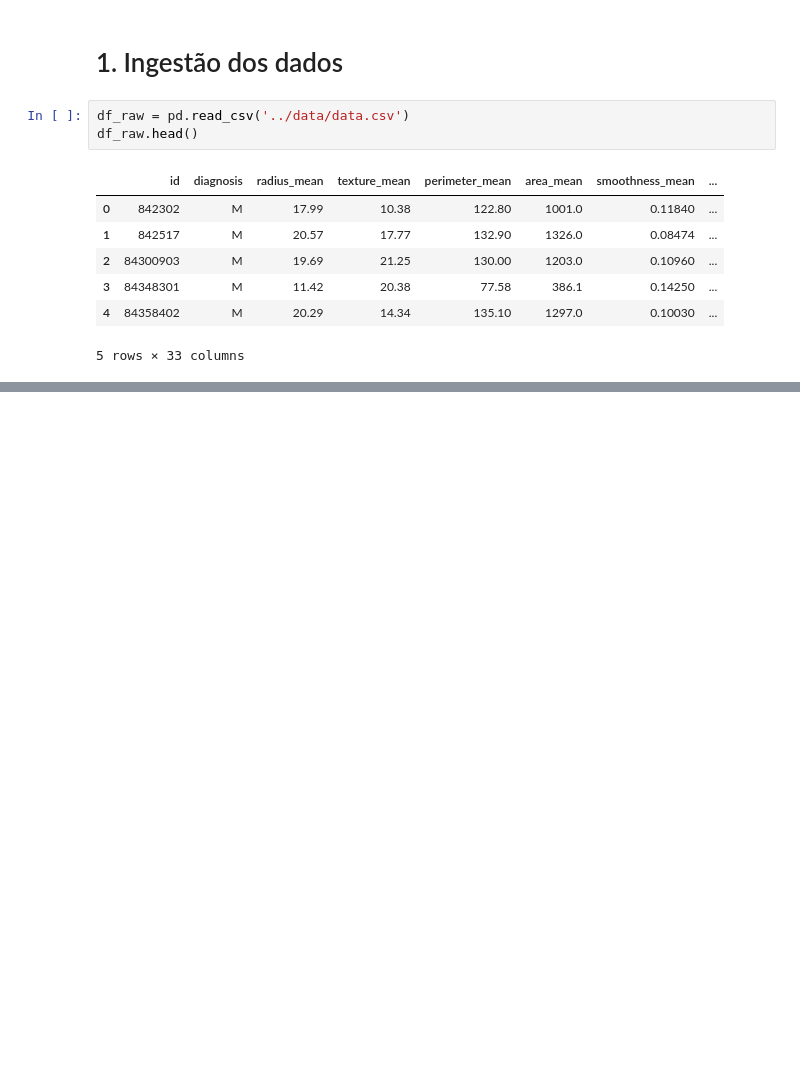
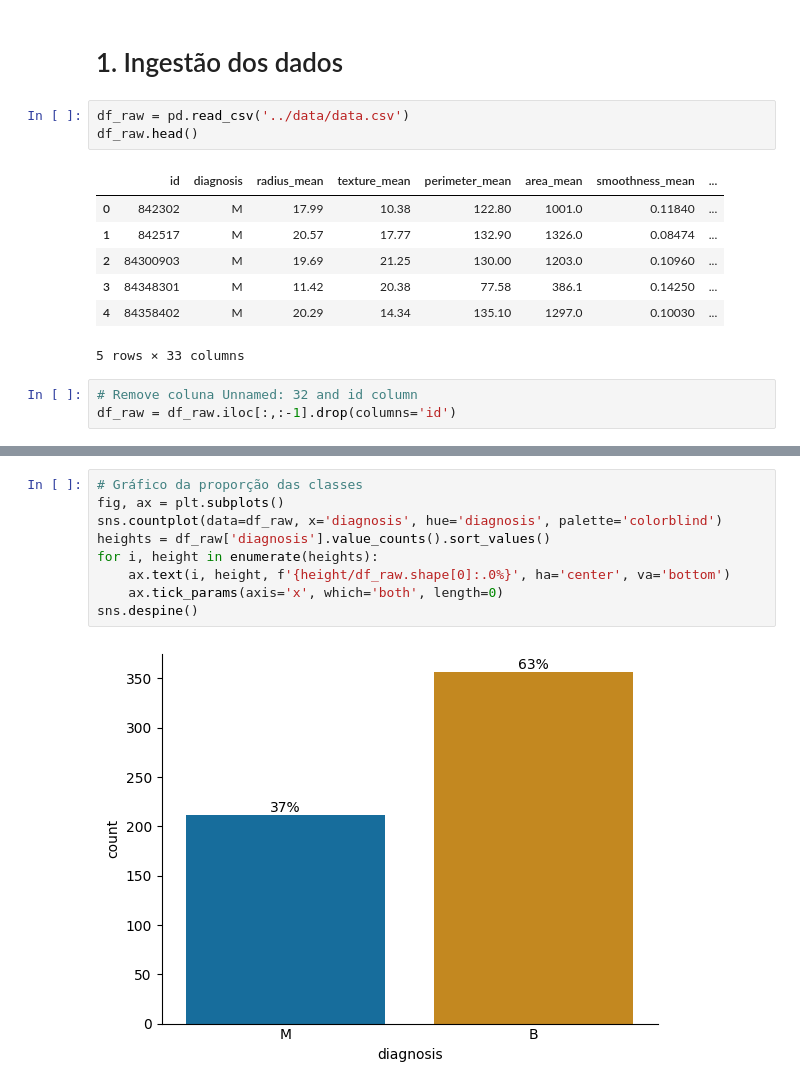
Before and after one commit to guipradow/perceptron_breast_cancer, a Jupyter notebook: notebook/breast_cancer.ipynb, the cells around one changed output, grey strips where cells are left out. Cells and saved outputs as stored; diff of their text form; blank space fills up the shorter version.

```diff
--- a/notebook/breast_cancer.ipynb
+++ b/notebook/breast_cancer.ipynb
@@ -37,3 +43,6 @@ df_raw.head()
 | 3 | 84348301 | M | 11.42 | 20.38 | 77.58 | 386.1 | 0.14250 | ... |
 | 4 | 84358402 | M | 20.29 | 14.34 | 135.10 | 1297.0 | 0.10030 | ... |
 5 rows × 33 columns
+# %%
+# Remove coluna Unnamed: 32 and id column
+df_raw = df_raw.iloc[:,:-1].drop(columns='id')
@@ -39,0 +125,11 @@ df_raw.head()
+# %%
+# Gráfico da proporção das classes
+fig, ax = plt.subplots()
+sns.countplot(data=df_raw, x='diagnosis', hue='diagnosis', palette='colorblind')
+heights = df_raw['diagnosis'].value_counts().sort_values()
+for i, height in enumerate(heights):
+    ax.text(i, height, f'{height/df_raw.shape[0]:.0%}', ha='center', va='bottom')
+    ax.tick_params(axis='x', which='both', length=0)
+sns.despine()
+# %% [output]
+[figure, added]
```
Also changed, not shown: parts of 16 cells of this notebook, 1 other file.
